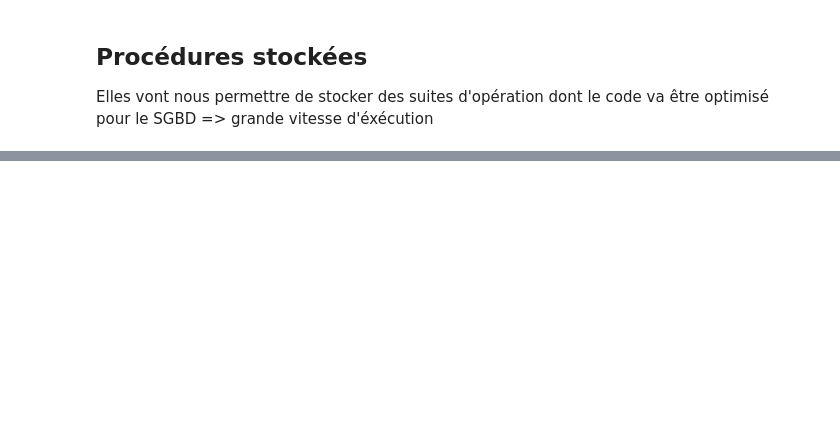
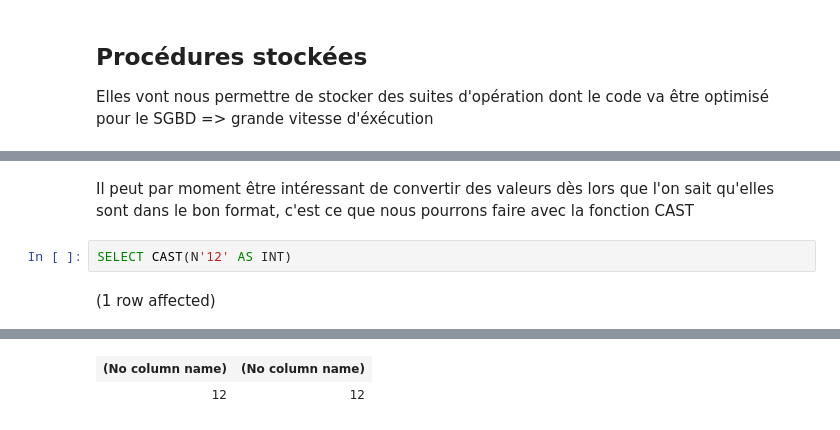
Before and after one commit to mbaumanndev/iut-2a-bdda, a Jupyter notebook: SQL.ipynb, the cells around one changed output, grey strips where cells are left out. Saved outputs shown, nothing was run; the diff lists cells and outputs as text; blank space fills up the shorter version.

```diff
--- a/SQL.ipynb
+++ b/SQL.ipynb
@@ -723,0 +777,6 @@ Total execution time: 00:00:00.009
+# %% [markdown]
+Il peut par moment être intéressant de convertir des valeurs dès lors que l'on sait qu'elles sont dans le bon format, c'est ce que nous pourrons faire avec la fonction CAST
+# %%
+SELECT CAST(N'12' AS INT)
+# %% [output]
+(1 row affected)
@@ -723,0 +784,2 @@ Total execution time: 00:00:00.009
+| (No column name) | (No column name) |
+| 12 | 12 |
```
Also changed, not shown: parts of 44 cells of this notebook.
